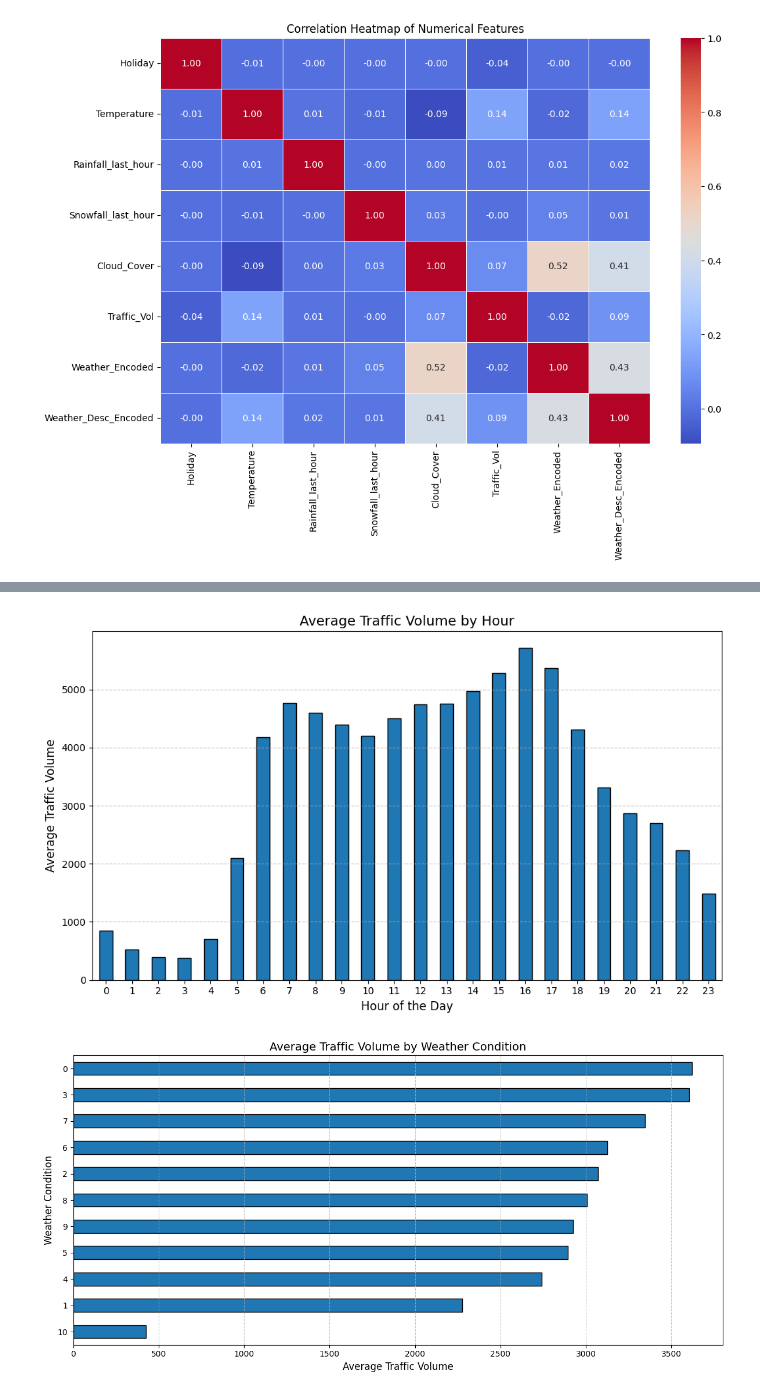
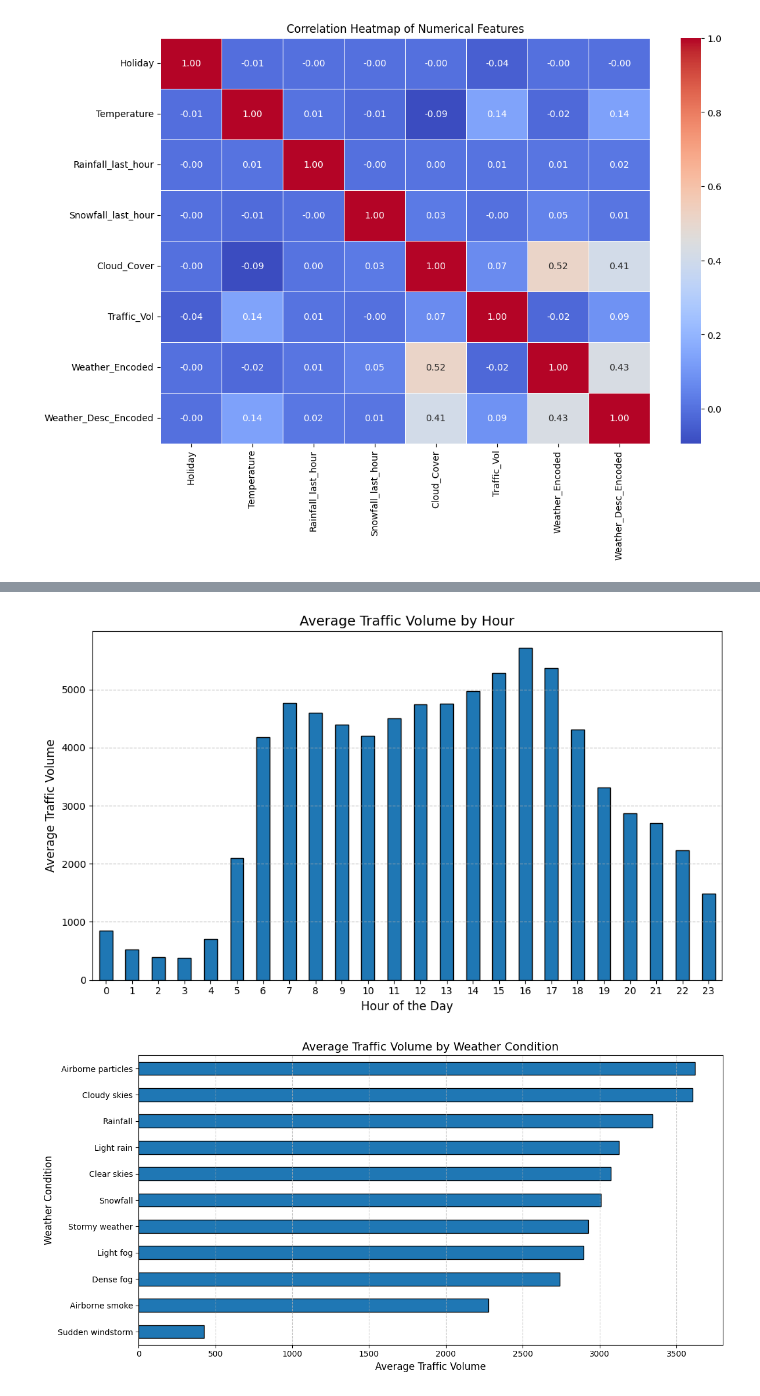
Before and after one commit to aneeshpatne/TGIHH-2024, a Jupyter notebook: EDA.ipynb, the cells around one changed output, grey strips where cells are left out. Cells and saved outputs as stored; diff of their text form; code cells hidden in the pictures.

Commit message:
feat: implement data visualization 1

```diff
--- a/EDA.ipynb
+++ b/EDA.ipynb
@@ -86,7 +86,7 @@ df1.head()
 | 3 | 0.0 | 296.42 | 0.0 | 0 | 1 | Rainfall | Steady rain | ... |
 | 4 | 0.0 | 295.56 | 0.0 | 0 | 40 | Rainfall | Soft rain | ... |
 # %%
-df.drop(['Weather', 'Weather_Desc'], axis=1, inplace=True)
+df.drop(['Weather_Desc'], axis=1, inplace=True)
 # %%
 df.head()
 # %% [output]
@@ -237,26 +239,24 @@ df1.head()
 # %%
 import matplotlib.pyplot as plt
 
-# Set up the figure for Traffic Volume by Hour
 plt.figure(figsize=(10, 6))
 df.groupby('TimeStamp_Hour')['Traffic_Vol'].mean().plot(kind='bar', edgecolor='black')
 plt.title('Average Traffic Volume by Hour', fontsize=14)
 plt.xlabel('Hour of the Day', fontsize=12)
 plt.ylabel('Average Traffic Volume', fontsize=12)
 plt.xticks(rotation=0)
 plt.grid(axis='y', linestyle='--', alpha=0.7)
 plt.tight_layout()
 plt.show()
 
-# Set up the figure for Traffic Volume by Weather
 plt.figure(figsize=(12, 6))
-df.groupby('Weather_Encoded')['Traffic_Vol'].mean().sort_values().plot(kind='barh', edgecolor='black')
+df.groupby('Weather')['Traffic_Vol'].mean().sort_values().plot(kind='barh', edgecolor='black')
 plt.title('Average Traffic Volume by Weather Condition', fontsize=14)
 plt.xlabel('Average Traffic Volume', fontsize=12)
 plt.ylabel('Weather Condition', fontsize=12)
 plt.grid(axis='x', linestyle='--', alpha=0.7)
 plt.tight_layout()
 plt.show()
 # %% [output]
 [figure]
-[figure, old version]
+[figure, new version]
```
Also changed, not shown: parts of 12 cells of this notebook, 5 other files.
